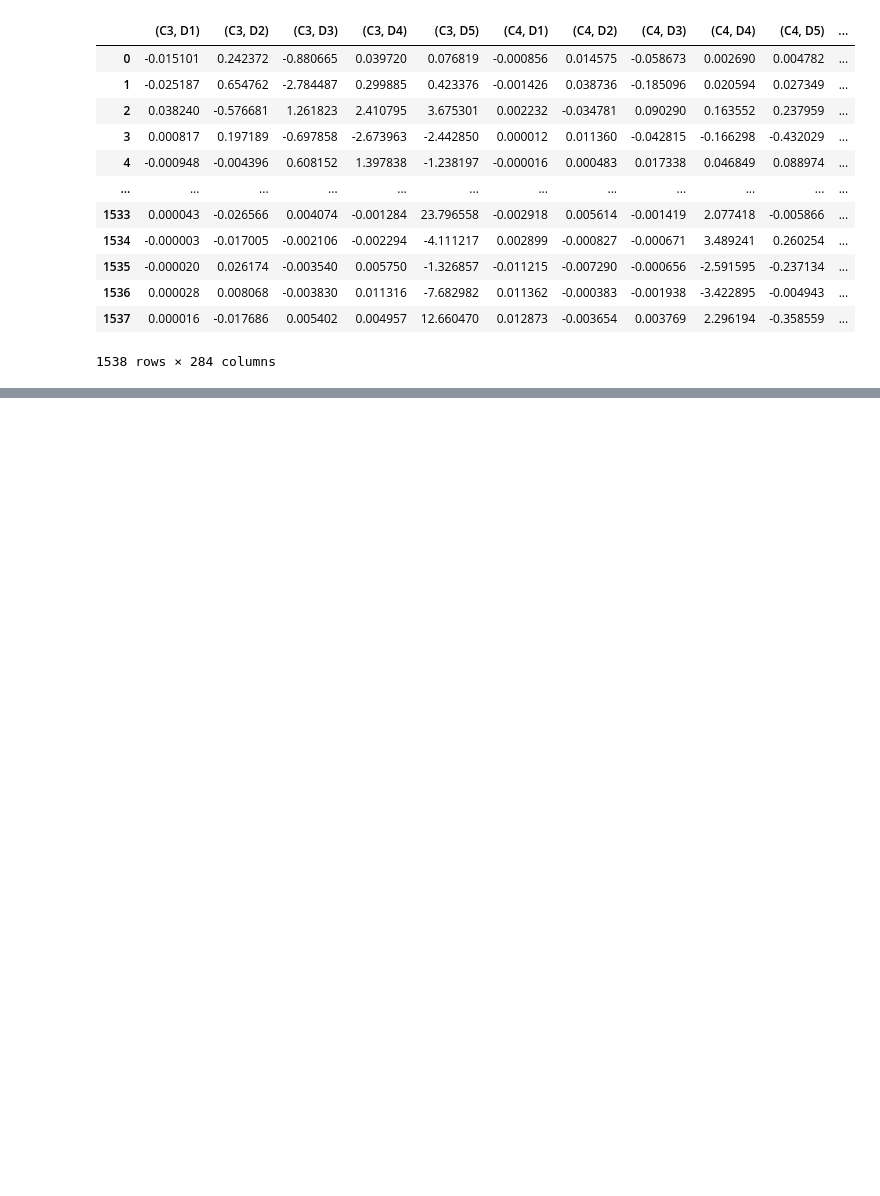
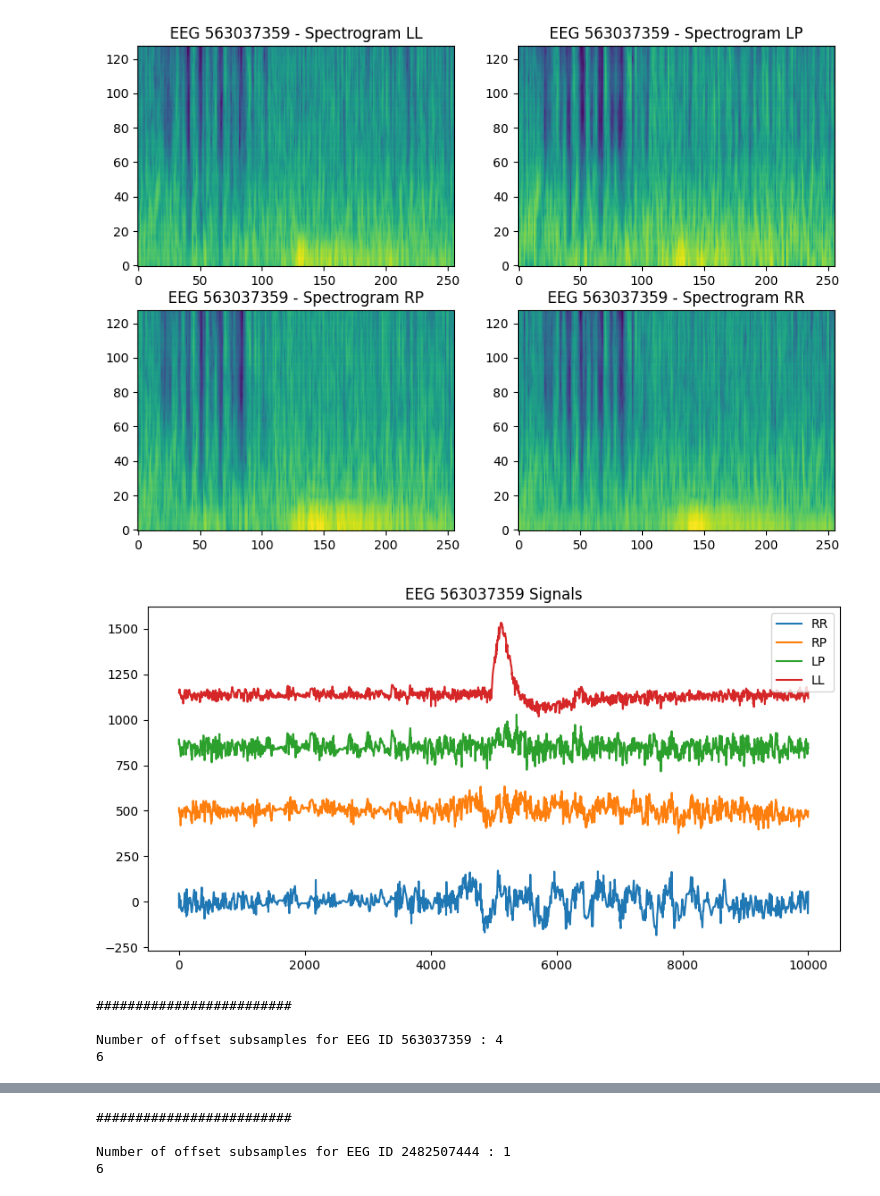
Before and after one commit to asfandyarazhar13/EEG, a Jupyter notebook: eeg-signal-dataloadercode.ipynb, the cells around one changed output, grey strips where cells are left out. Drawn from its saved outputs; the diff is of its cells as text; code cells hidden in the pictures; blank space fills up the shorter version.

Commit message:
Kaggle Notebook | EEG_SignalSpect_DataLoaderCode | Version 3

```diff
--- a/eeg-signal-dataloadercode.ipynb
+++ b/eeg-signal-dataloadercode.ipynb
@@ -373,31 +409,38 @@ def shannon_entropy(data):
-# %%
-def eeg_feature(data):
-
-    wavelet_mean = MAV(data)
-    wavelet_meanabs = MAVP(data)
-    wavelet_std = std_val(data)
-    wavelet_var = var_val(data)
-    wavelet_ratio = ratio_channels(data)
-    wavelet_entropy = shannon_entropy(data)
-
-    wavelet_statistics = pd.concat([data, wavelet_mean, wavelet_meanabs, wavelet_std, wavelet_var, wavelet_ratio, wavelet_entropy], axis=1)
-
-    return wavelet_statistics
-
-
-eeg_features = eeg_feature(dwt_wavelets)
-eeg_features
-# %% [output]
-|  | (C3, D1) | (C3, D2) | (C3, D3) | (C3, D4) | (C3, D5) | (C4, D1) | (C4, D2) | (C4, D3) | (C4, D4) | (C4, D5) | ... |
-| 0 | -0.015101 | 0.242372 | -0.880665 | 0.039720 | 0.076819 | -0.000856 | 0.014575 | -0.058673 | 0.002690 | 0.004782 | ... |
-| 1 | -0.025187 | 0.654762 | -2.784487 | 0.299885 | 0.423376 | -0.001426 | 0.038736 | -0.185096 | 0.020594 | 0.027349 | ... |
-| 2 | 0.038240 | -0.576681 | 1.261823 | 2.410795 | 3.675301 | 0.002232 | -0.034781 | 0.090290 | 0.163552 | 0.237959 | ... |
-| 3 | 0.000817 | 0.197189 | -0.697858 | -2.673963 | -2.442850 | 0.000012 | 0.011360 | -0.042815 | -0.166298 | -0.432029 | ... |
-| 4 | -0.000948 | -0.004396 | 0.608152 | 1.397838 | -1.238197 | -0.000016 | 0.000483 | 0.017338 | 0.046849 | 0.088974 | ... |
-| ... | ... | ... | ... | ... | ... | ... | ... | ... | ... | ... | ... |
-| 1533 | 0.000043 | -0.026566 | 0.004074 | -0.001284 | 23.796558 | -0.002918 | 0.005614 | -0.001419 | 2.077418 | -0.005866 | ... |
-| 1534 | -0.000003 | -0.017005 | -0.002106 | -0.002294 | -4.111217 | 0.002899 | -0.000827 | -0.000671 | 3.489241 | 0.260254 | ... |
-| 1535 | -0.000020 | 0.026174 | -0.003540 | 0.005750 | -1.326857 | -0.011215 | -0.007290 | -0.000656 | -2.591595 | -0.237134 | ... |
-| 1536 | 0.000028 | 0.008068 | -0.003830 | 0.011316 | -7.682982 | 0.011362 | -0.000383 | -0.001938 | -3.422895 | -0.004943 | ... |
-| 1537 | 0.000016 | -0.017686 | 0.005402 | 0.004957 | 12.660470 | 0.012873 | -0.003654 | 0.003769 | 2.296194 | -0.358559 | ... |
-1538 rows × 284 columns
+# %%
+%%time
+PATH = '/kaggle/input/hms-harmful-brain-activity-classification/train_eegs/'
+DISPLAY = 4
+EEG_IDS = train.eeg_id.unique()
+#EEG_IDS = ids1 # use this for sample data
+all_eegs = {}
+# for i,eeg_id in tqdm(enumerate(EEG_IDS)): # use this when in kaggle notebook
+for i,eeg_id in enumerate(EEG_IDS):         # use this when saving output
+    if (i%100==0)&(i!=0): print(i,', ',end='')
+
+    # CREATE SPECTROGRAM FROM EEG PARQUET
+    img = spectrogram_from_eeg(f'{PATH}{eeg_id}.parquet', i<DISPLAY)
+
+    # CREATE FEATURES FROM EEG PARQUET
+    all_features_data = feature_eng_eeg(f'{PATH}{eeg_id}.parquet')
+
+    # GET TARGET LABELS FOR SPECIFIC EEF_ID
+    train_eegid = train[train['eeg_id'] == eeg_id]
+    target_labels = train.iloc[0][['seizure_vote', 'lpd_vote', 'gpd_vote', 'lrda_vote', 'grda_vote', 'other_vote']]
+
+    # SAVE TO DISK
+    if i==DISPLAY:
+        print(f'Creating and writing {len(EEG_IDS)} spectrograms to disk... ',end='')
+    np.save(f'{directory_path}{eeg_id}',img)
+    np.save(f'{directory_path}{eeg_id}_features.npy', all_features_data)
+    all_eegs[eeg_id] = (img,all_features_data, target_labels)
+
+
+# SAVE EEG SPECTROGRAM DICTIONARY
+np.save('eeg_specs',all_eegs)
+# %% [output]
+[figure, added]
+[figure, added]
+#########################
+
+Number of offset subsamples for EEG ID 563037359 : 4
+6
@@ -403,0 +449,4 @@ eeg_features
+#########################
+
+Number of offset subsamples for EEG ID 2482507444 : 1
+6
```
Also changed, not shown: parts of 22 cells of this notebook.
